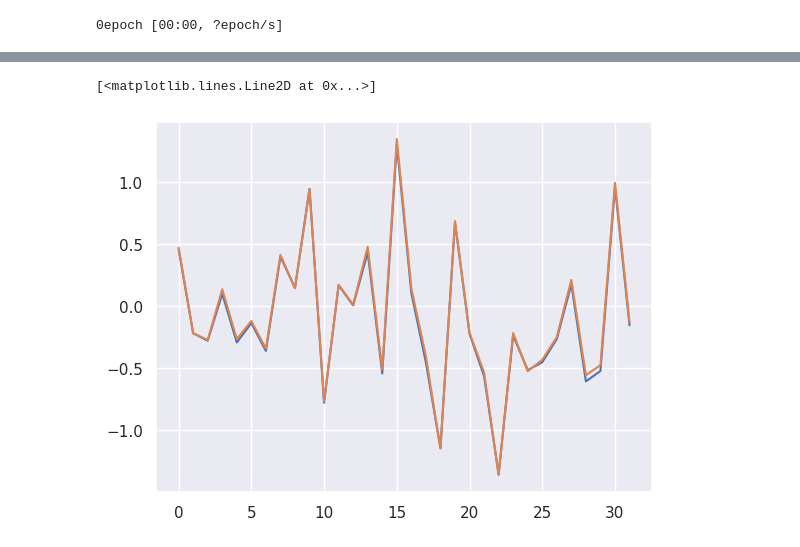
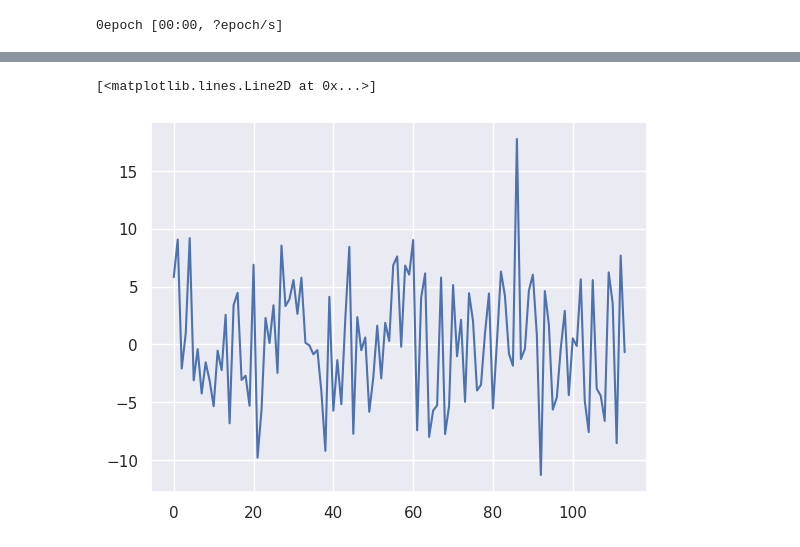
Before and after one commit to FriedChips/dl_basics, a Jupyter notebook: experiments/modulo_arithmetic_keras_nlp.ipynb, the cells around one changed output, grey strips where cells are left out. Drawn from its saved outputs; the diff is of its cells as text; code cells hidden in the pictures.

```diff
--- a/experiments/modulo_arithmetic_keras_nlp.ipynb
+++ b/experiments/modulo_arithmetic_keras_nlp.ipynb
@@ -48,7 +73,7 @@ P = {}
 
 P["addition_modulo_data"] = {
     "p_max" : 113,
-    "train_size" : 0.75,
+    "train_size" : 0.3,
     "add_equal_sign" : True,
     "seed" : 42,
 }
@@ -92,20 +118,6 @@ def build_model(
     return model
 # %%
 # init new run
-
-'''
-P["model_name"] = "gru_01"
-P["model_build_params"] = {
-    "gru_units" : 256,
-    "num_outputs" : P["addition_modulo_data"]["p_max"],
-    "input_shape" : (2,),
-    "num_hidden_gru" : 3,
-    "use_embedding" : True,
-    "vocab_size" : P["addition_modulo_data"]["p_max"],
-    "embedding_dim" : 256,
-    "return_final_hidden" : True,
-}
-'''
 
 P["model_name"] = "transformer_keras_nlp"
 P["model_build_params"] = {
@@ -117,8 +129,9 @@ P["model_build_params"] = {
 model = build_model(**P["model_build_params"])
 
 model.compile(
-    loss = "sparse_categorical_crossentropy",
-    optimizer = "adam",
+    loss = tf.keras.losses.SparseCategoricalCrossentropy(from_logits=True),
+    optimizer = tf.keras.optimizers.Adam(learning_rate=1e-3),
+    #optimizer = tf.keras.optimizers.experimental.AdamW(learning_rate=1e-3, weight_decay=1),
     metrics = [ "accuracy" ]
 )
 
@@ -179,5 +192,5 @@ sns.lineplot(data=run.history[["accuracy", "val_accuracy"]], ax=axs[1], dashes=F
 # %%
-model.compile(
+#model.compile(
     loss = "mse",
     optimizer = tf.keras.optimizers.Adam(learning_rate=1e-5),
     metrics = [ "mae" ]
@@ -187,5 +200,6 @@ run.save_state(os.path.join(OUTPUT_DIR, P["run_dir"]), P, model)
 # %%
 #P, model = run.load_state("../output/gru_01-230407-220913")
 # %%
-y_pred = model.predict(x)
+y_pred = model.predict(x_val)
+y_pred.shape
 # %% [output]
@@ -193,6 +208,6 @@ y_pred = model.predict(x)
 # %%
-plt.plot(y_pred)
-plt.plot(y)
+plt.plot(y_pred[0])
+#plt.plot(y)
 # %% [output]
 [<matplotlib.lines.Line2D at 0x...>]
-[figure, old version]
+[figure, new version]
```
Also changed, not shown: parts of 8 cells of this notebook.
